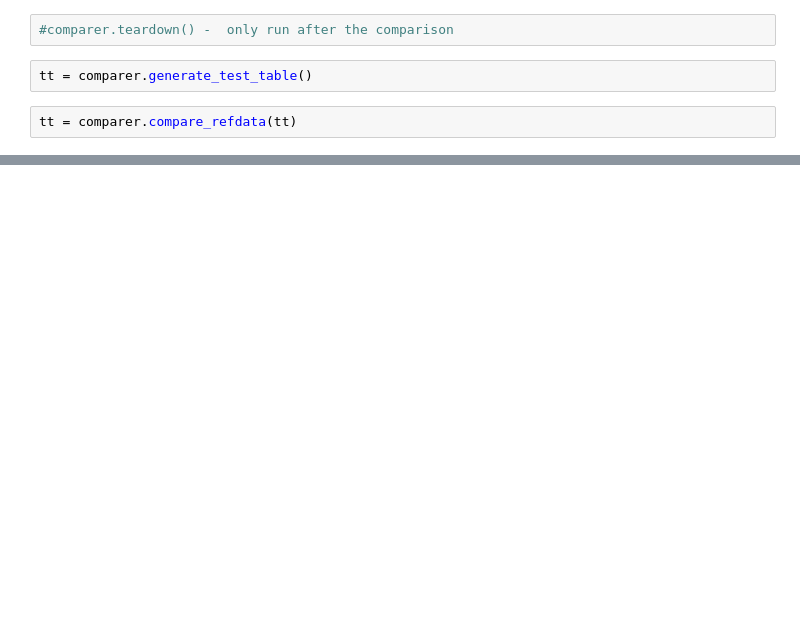
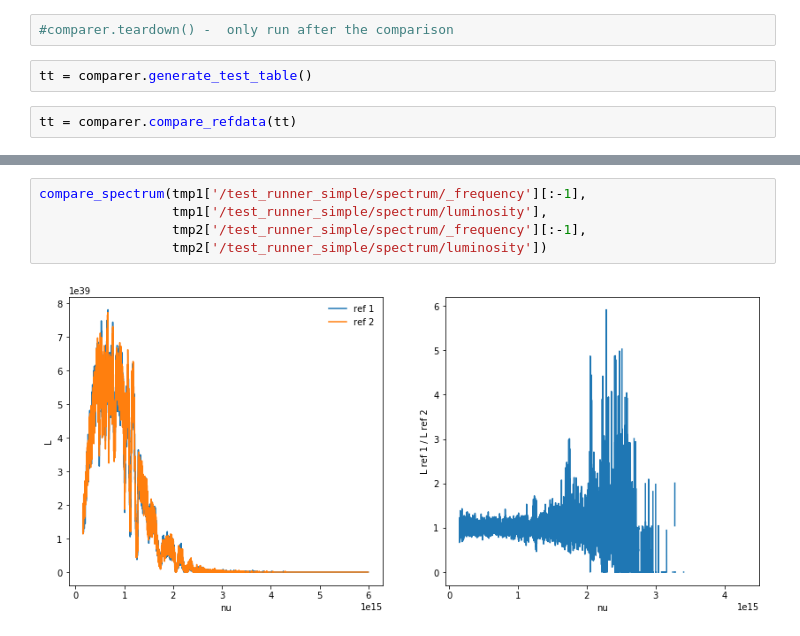
Before and after one commit to tardis-sn/tardis-refdata, a Jupyter notebook: notebooks/ref_data_compare.ipynb, the cells around one changed output, grey strips where cells are left out. Drawn from its saved outputs; the diff is of its cells as text; blank space fills up the shorter version.

```diff
--- a/notebooks/ref_data_compare.ipynb
+++ b/notebooks/ref_data_compare.ipynb
@@ -132,0 +212,7 @@ tt.style.applymap(highlight_missing)
+# %%
+compare_spectrum(tmp1['/test_runner_simple/spectrum/_frequency'][:-1],
+                 tmp1['/test_runner_simple/spectrum/luminosity'],
+                 tmp2['/test_runner_simple/spectrum/_frequency'][:-1],
+                 tmp2['/test_runner_simple/spectrum/luminosity'])
+# %% [output]
+[figure, added]
```
Also changed, not shown: parts of 15 cells of this notebook.
